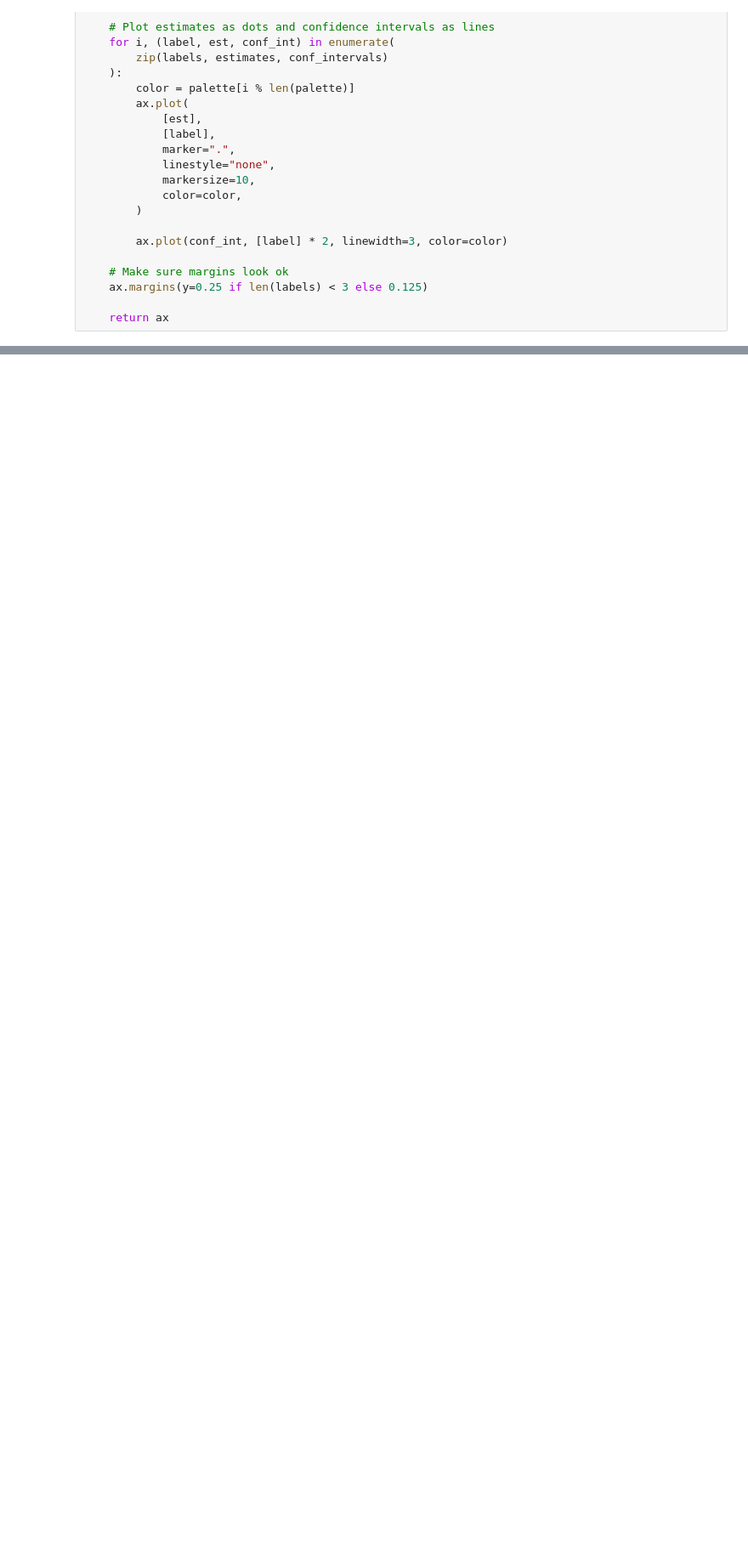
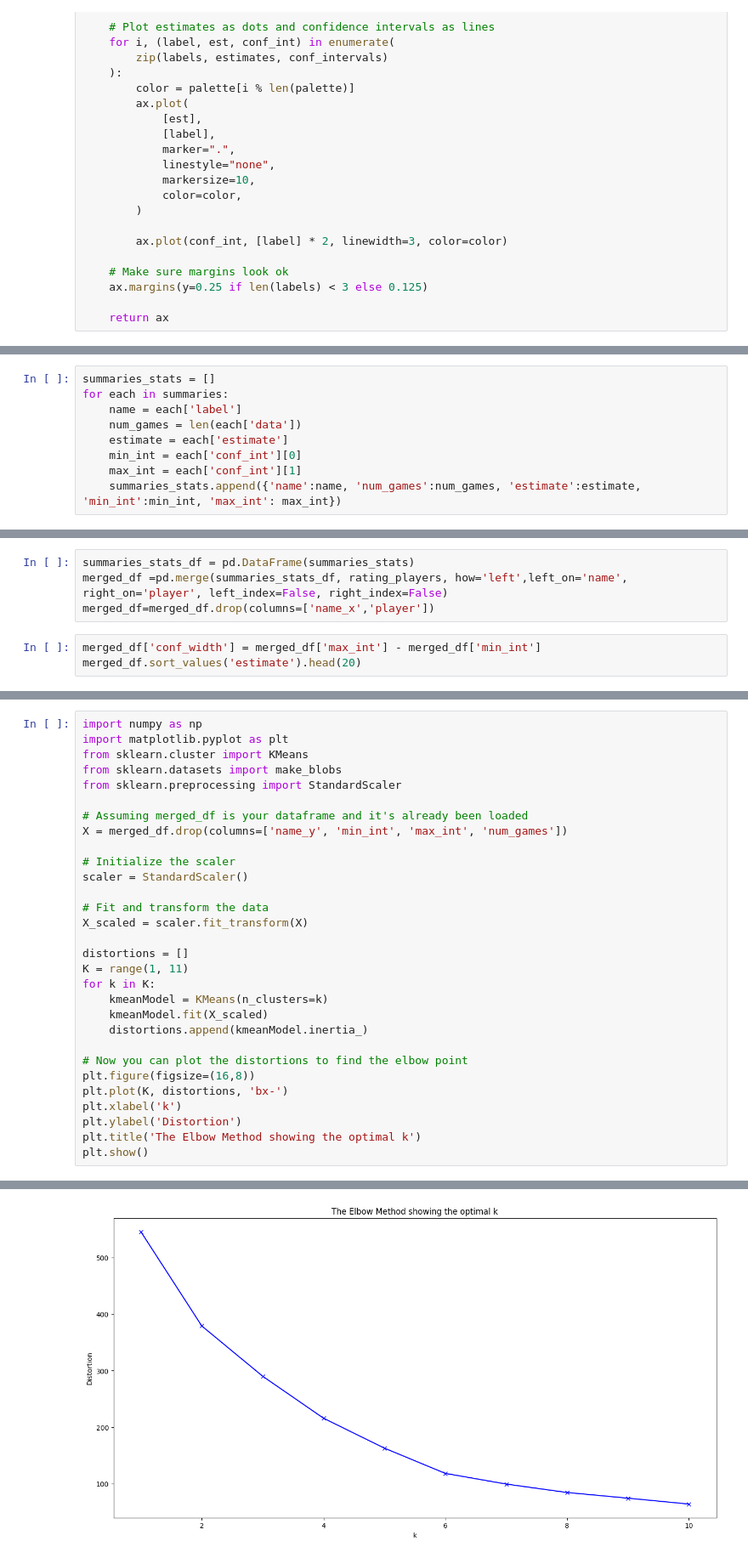
Before and after one commit to poloniki/titled_tuesday, a Jupyter notebook: player_analysis.ipynb, the cells around one changed output, grey strips where cells are left out. Shown at 85% size. Cells and saved outputs as stored; diff of their text form; blank space fills up the shorter version.

Commit message:
🖌️ Extending work on Titled Tuesday Analysus

```diff
--- a/player_analysis.ipynb
+++ b/player_analysis.ipynb
@@ -296,0 +318,9 @@ fig = plot_conf_ints(summaries)
+# %%
+summaries_stats = []
+for each in summaries:
+    name = each['label']
+    num_games = len(each['data'])
+    estimate = each['estimate']
+    min_int = each['conf_int'][0]
+    max_int = each['conf_int'][1]
+    summaries_stats.append({'name':name, 'num_games':num_games, 'estimate':estimate, 'min_int':min_int, 'max_int': max_int})
@@ -296,0 +343,7 @@ fig = plot_conf_ints(summaries)
+# %%
+summaries_stats_df = pd.DataFrame(summaries_stats)
+merged_df =pd.merge(summaries_stats_df, rating_players, how='left',left_on='name', right_on='player', left_index=False, right_index=False)
+merged_df=merged_df.drop(columns=['name_x','player'])
+# %%
+merged_df['conf_width'] = merged_df['max_int'] - merged_df['min_int']
+merged_df.sort_values('estimate').head(20)
@@ -296,0 +368,31 @@ fig = plot_conf_ints(summaries)
+# %%
+import numpy as np
+import matplotlib.pyplot as plt
+from sklearn.cluster import KMeans
+from sklearn.datasets import make_blobs
+from sklearn.preprocessing import StandardScaler
+
+# Assuming merged_df is your dataframe and it's already been loaded
+X = merged_df.drop(columns=['name_y', 'min_int', 'max_int', 'num_games'])
+
+# Initialize the scaler
+scaler = StandardScaler()
+
+# Fit and transform the data
+X_scaled = scaler.fit_transform(X)
+
+distortions = []
+K = range(1, 11)
+for k in K:
+    kmeanModel = KMeans(n_clusters=k)
+    kmeanModel.fit(X_scaled)
+    distortions.append(kmeanModel.inertia_)
+
+# Now you can plot the distortions to find the elbow point
+plt.figure(figsize=(16,8))
+plt.plot(K, distortions, 'bx-')
+plt.xlabel('k')
+plt.ylabel('Distortion')
+plt.title('The Elbow Method showing the optimal k')
+plt.show()
+# %% [output]
@@ -296,0 +416 @@ fig = plot_conf_ints(summaries)
+[figure, added]
```
Also changed, not shown: parts of 25 cells of this notebook, 1 other file.
